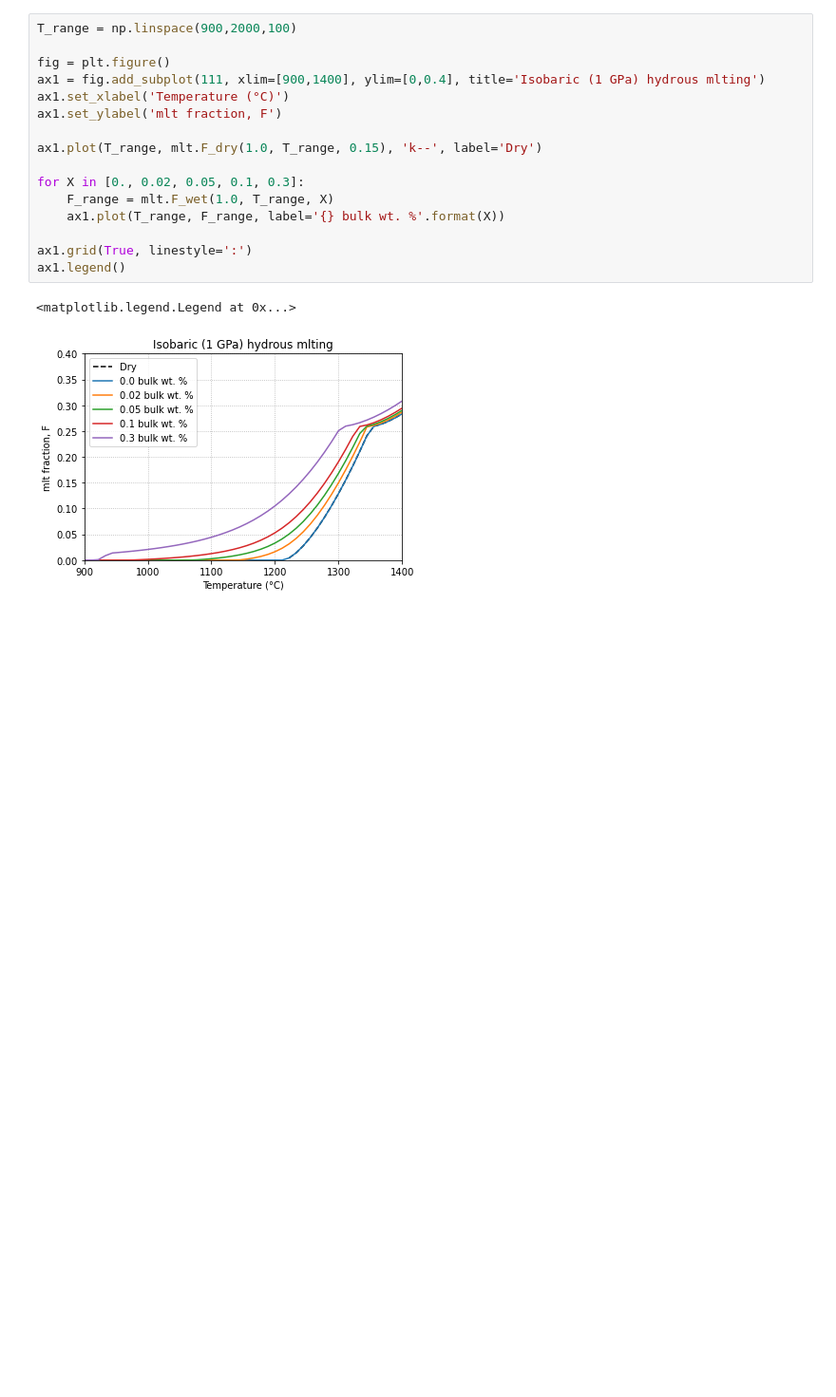
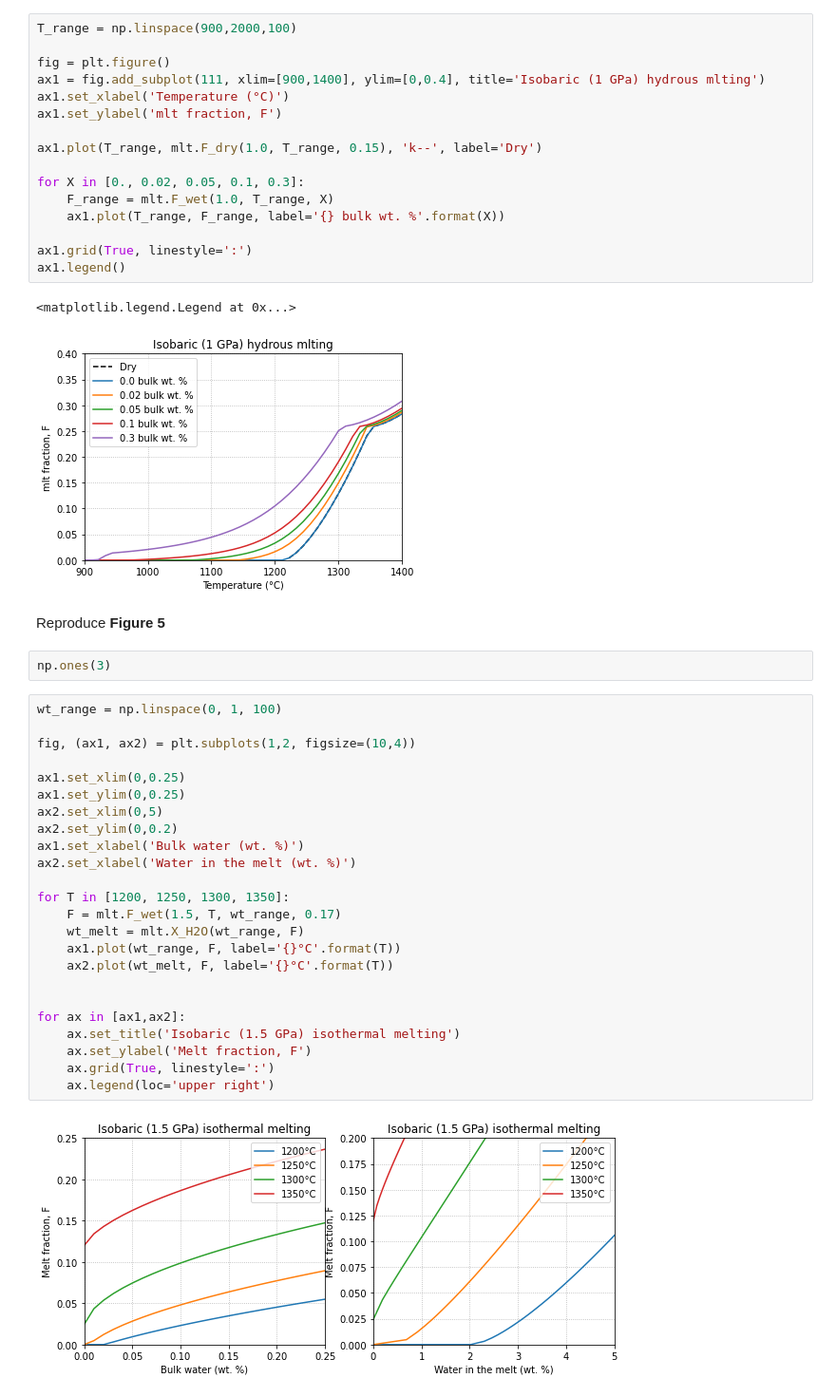
Before and after one commit to brmather/melt, a Jupyter notebook: Notebooks/01-Katz-et-al-2003-hydrous-mantle-melting.ipynb, the cells around one changed output. Shown: that part at 95% size. Saved outputs shown, nothing was run; the diff lists cells and outputs as text; blank space fills up the shorter version.

Commit message:
add Figure 5 reproduction

```diff
--- a/Notebooks/01-Katz-et-al-2003-hydrous-mantle-melting.ipynb
+++ b/Notebooks/01-Katz-et-al-2003-hydrous-mantle-melting.ipynb
@@ -107,3 +107,33 @@ ax1.legend()
 # %% [output]
 <matplotlib.legend.Legend at 0x...>
 [figure]
+# %% [markdown]
+Reproduce __Figure 5__
+# %%
+np.ones(3)
+# %%
+wt_range = np.linspace(0, 1, 100)
+
+fig, (ax1, ax2) = plt.subplots(1,2, figsize=(10,4))
+
+ax1.set_xlim(0,0.25)
+ax1.set_ylim(0,0.25)
+ax2.set_xlim(0,5)
+ax2.set_ylim(0,0.2)
+ax1.set_xlabel('Bulk water (wt. %)')
+ax2.set_xlabel('Water in the melt (wt. %)')
+
+for T in [1200, 1250, 1300, 1350]:
+    F = mlt.F_wet(1.5, T, wt_range, 0.17)
+    wt_melt = mlt.X_H2O(wt_range, F)
+    ax1.plot(wt_range, F, label='{}°C'.format(T))
+    ax2.plot(wt_melt, F, label='{}°C'.format(T))
+
+
+for ax in [ax1,ax2]:
+    ax.set_title('Isobaric (1.5 GPa) isothermal melting')
+    ax.set_ylabel('Melt fraction, F')
+    ax.grid(True, linestyle=':')
+    ax.legend(loc='upper right')
+# %% [output]
+[figure, added]
```
Also changed, not shown: parts of 2 cells of this notebook.
